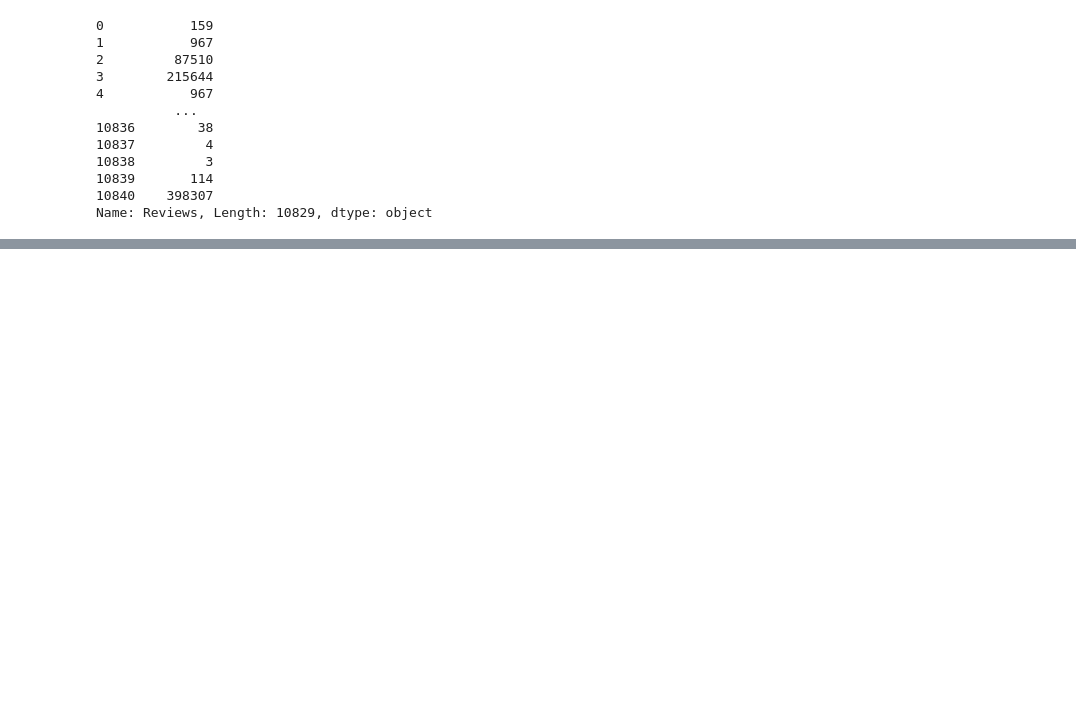
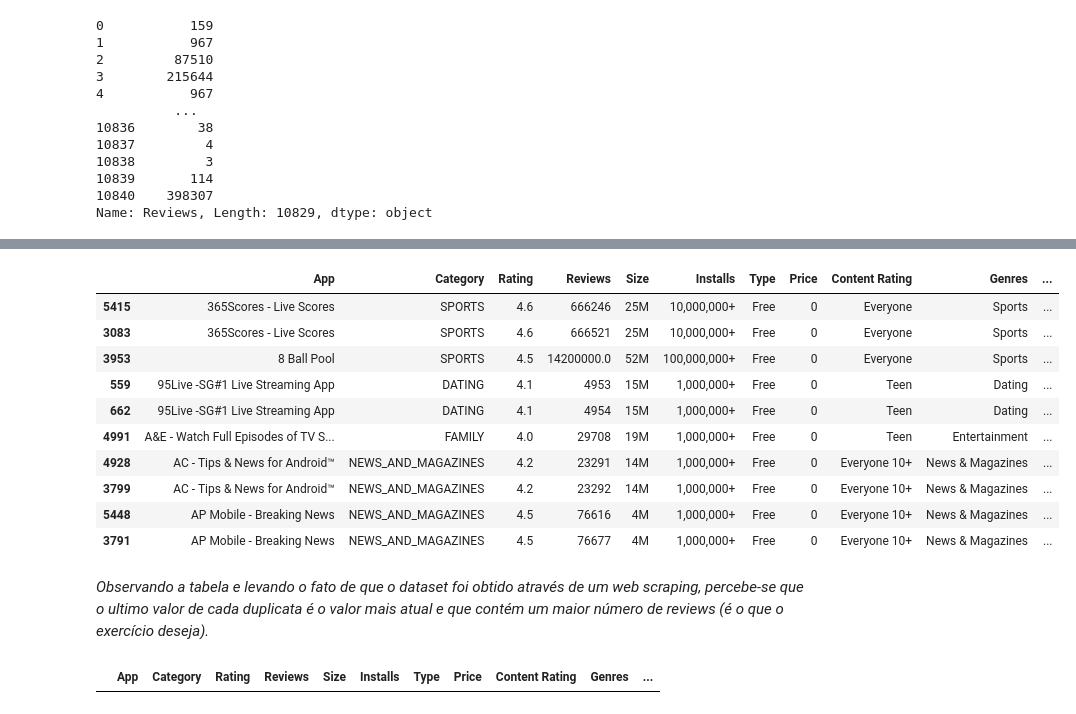
Before and after one commit to MatheusMalta002/Ciencia-de-dados-Pandas, a Jupyter notebook: Data_cleaning_with_playstore/data_cleaning.ipynb, the cells around one changed output, grey strips where cells are left out. Saved outputs shown, nothing was run; the diff lists cells and outputs as text; code cells hidden in the pictures; blank space fills up the shorter version.

```diff
--- a/Data_cleaning_with_playstore/data_cleaning.ipynb
+++ b/Data_cleaning_with_playstore/data_cleaning.ipynb
@@ -234,0 +278,18 @@ Name: Reviews, Length: 10829, dtype: object
+# %%
+df.sort_values(by=['App', 'Reviews'], inplace=True)
+# %%
+df.loc[df.duplicated(subset=['App'], keep=False) & ~df.duplicated(keep=False)].head(10)
+# %% [output]
+|  | App | Category | Rating | Reviews | Size | Installs | Type | Price | Content Rating | Genres | ... |
+| 5415 | 365Scores - Live Scores | SPORTS | 4.6 | 666246 | 25M | 10,000,000+ | Free | 0 | Everyone | Sports | ... |
+| 3083 | 365Scores - Live Scores | SPORTS | 4.6 | 666521 | 25M | 10,000,000+ | Free | 0 | Everyone | Sports | ... |
+| 3953 | 8 Ball Pool | SPORTS | 4.5 | 14200000.0 | 52M | 100,000,000+ | Free | 0 | Everyone | Sports | ... |
+| 559 | 95Live -SG#1 Live Streaming App | DATING | 4.1 | 4953 | 15M | 1,000,000+ | Free | 0 | Teen | Dating | ... |
+| 662 | 95Live -SG#1 Live Streaming App | DATING | 4.1 | 4954 | 15M | 1,000,000+ | Free | 0 | Teen | Dating | ... |
+| 4991 | A&E - Watch Full Episodes of TV S... | FAMILY | 4.0 | 29708 | 19M | 1,000,000+ | Free | 0 | Teen | Entertainment | ... |
+| 4928 | AC - Tips & News for Android™ | NEWS_AND_MAGAZINES | 4.2 | 23291 | 14M | 1,000,000+ | Free | 0 | Everyone 10+ | News & Magazines | ... |
+| 3799 | AC - Tips & News for Android™ | NEWS_AND_MAGAZINES | 4.2 | 23292 | 14M | 1,000,000+ | Free | 0 | Everyone 10+ | News & Magazines | ... |
+| 5448 | AP Mobile - Breaking News | NEWS_AND_MAGAZINES | 4.5 | 76616 | 4M | 1,000,000+ | Free | 0 | Everyone 10+ | News & Magazines | ... |
+| 3791 | AP Mobile - Breaking News | NEWS_AND_MAGAZINES | 4.5 | 76677 | 4M | 1,000,000+ | Free | 0 | Everyone 10+ | News & Magazines | ... |
+# %% [markdown]
+*Observando a tabela e levando o fato de que o dataset foi obtido através de um web scraping, percebe-se que o ultimo valor de cada duplicata é o valor mais atual e que contém um maior número de reviews (é o que o exercício deseja).*
@@ -234,0 +299,5 @@ Name: Reviews, Length: 10829, dtype: object
+# %%
+# verificando se ainda existe apps duplicados
+df.loc[df.duplicated(subset=['App'], keep=False)]
+# %% [output]
+|  | App | Category | Rating | Reviews | Size | Installs | Type | Price | Content Rating | Genres | ... |
```
Also changed, not shown: parts of 18 cells of this notebook.
